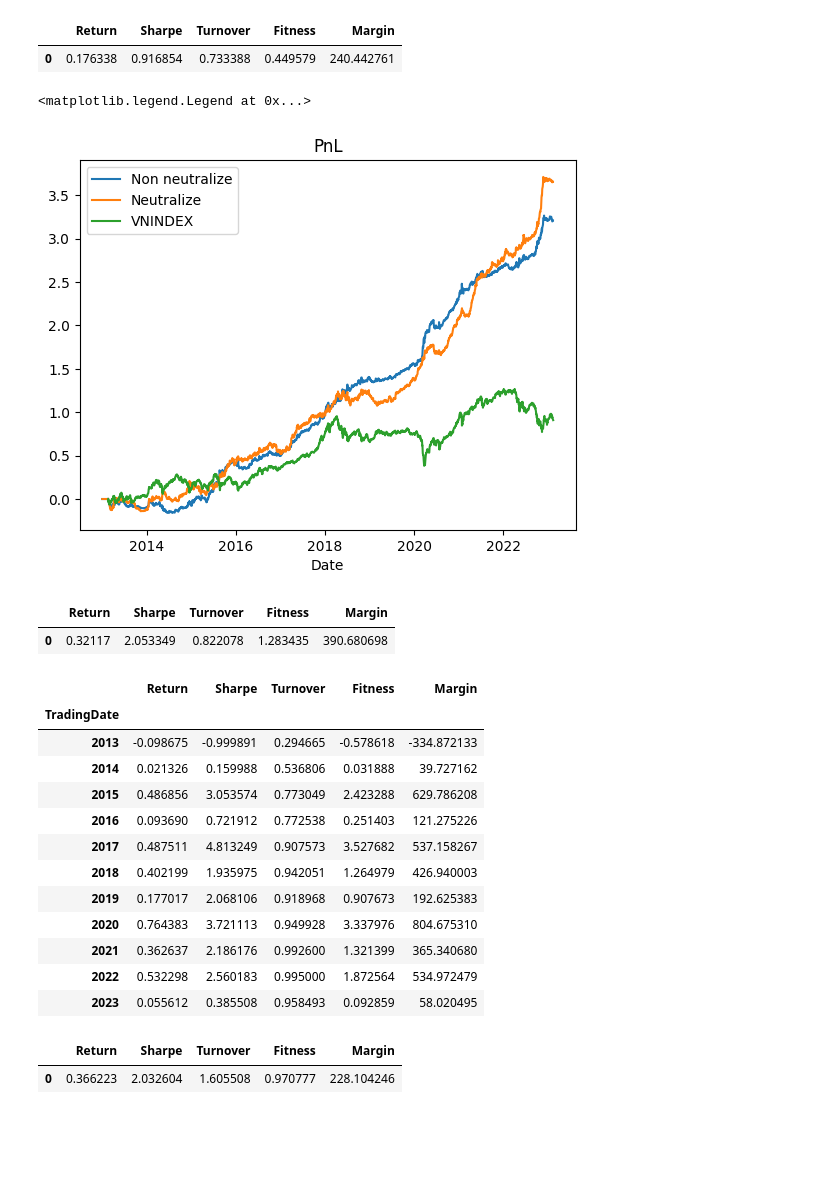
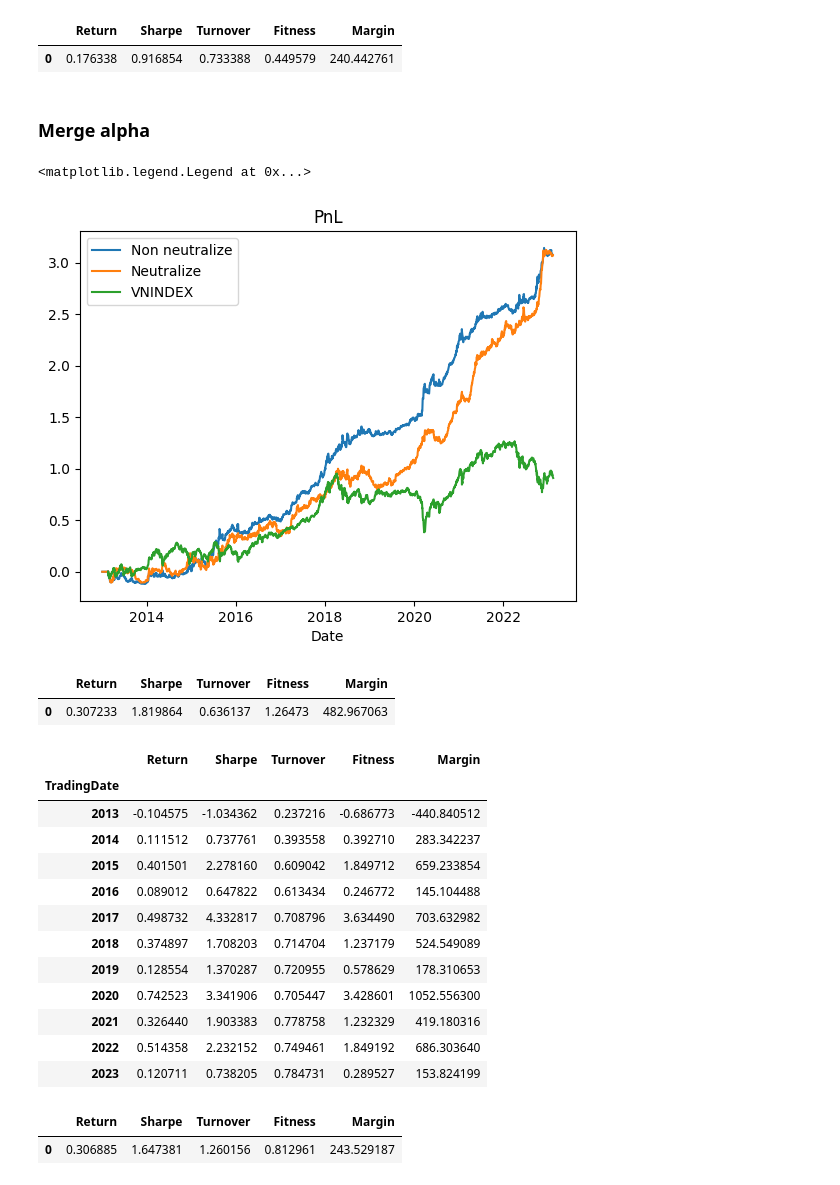
Before and after one commit to khanhtrinh2003/VN30-Strategy, a Jupyter notebook: main.ipynb, the cells around one changed output. Drawn from its saved outputs; the diff is of its cells as text; code cells hidden in the pictures; blank space fills up the shorter version.

```diff
--- a/main.ipynb
+++ b/main.ipynb
@@ -15,7 +15,7 @@ ticket = ['ACB', 'BCM', 'BID', 'BVH', 'CTG', 'FPT', 'GAS', 'GVR', 'HDB', 'HPG',
 frame = []
 for i in ticket:
     a = stock_historical_data(symbol=i,
-                            start_date="2013-01-01",
+                            start_date=x,
                             end_date=x)
     a["ticker"] = i
     frame.append(a)
@@ -103,8 +125,8 @@ Name: 2023-02-13 00:00:00, dtype: float64
 ### Markowitz model
 # %%
 lag=10
-w = pd.DataFrame(np.nan, index=close.index  , columns=close.columns)
+mark = pd.DataFrame(np.nan, index=close.index, columns=close.columns)
 for i in range(int(len(close)/lag)):
-    w.iloc[(i+1)*lag,:] = marko_weights(close[i*lag:(i+1)*lag])
-w.ffill(inplace=True)
+    mark.iloc[(i+1)*lag,:] = marko_weights(close[i*lag:(i+1)*lag])
+mark.ffill(inplace=True)
 # %%
@@ -291,51 +313,53 @@ b.get_overall()
 # %% [output]
 |  | Return | Sharpe | Turnover | Fitness | Margin |
 | 0 | 0.176338 | 0.916854 | 0.733388 | 0.449579 | 240.442761 |
+# %% [markdown]
+### Merge alpha
 # %%
-alpha = (0.3*alpha7+0.7*ts_zscore(close,2))
+alpha = (0.4*alpha7+0.3*mark+0.4*ts_zscore(close,2))
 w =weights(alpha, neutrali=0)
 w1 =weights(alpha,neutrali=1)
 
 returns = close.pct_change()
 a = Simresult(w,returns)
 a.plot_pnl("Non neutralize")
 
 b = Simresult(w1,returns)
 b.plot_pnl("Neutralize")
 
 m=get_index_series(index_code='VNINDEX', time_range='TenYears')
 m["i"]=pd.to_datetime(m["tradingDate"])
 plt.plot(m["i"],np.cumsum(m["indexValue"].pct_change()), label="VNINDEX")
 plt.legend()
 # %% [output]
 <matplotlib.legend.Legend at 0x...>
-[figure, old version]
+[figure, new version]
 # %%
 a.get_overall()
 # %% [output]
 |  | Return | Sharpe | Turnover | Fitness | Margin |
-| 0 | 0.32117 | 2.053349 | 0.822078 | 1.283435 | 390.680698 |
+| 0 | 0.307233 | 1.819864 | 0.636137 | 1.26473 | 482.967063 |
 # %%
 a.get_summary()
 # %% [output]
 |  | Return | Sharpe | Turnover | Fitness | Margin |
 | TradingDate |  |  |  |  |  |
-| 2013 | -0.098675 | -0.999891 | 0.294665 | -0.578618 | -334.872133 |
-| 2014 | 0.021326 | 0.159988 | 0.536806 | 0.031888 | 39.727162 |
-| 2015 | 0.486856 | 3.053574 | 0.773049 | 2.423288 | 629.786208 |
-| 2016 | 0.093690 | 0.721912 | 0.772538 | 0.251403 | 121.275226 |
-| 2017 | 0.487511 | 4.813249 | 0.907573 | 3.527682 | 537.158267 |
-| 2018 | 0.402199 | 1.935975 | 0.942051 | 1.264979 | 426.940003 |
-| 2019 | 0.177017 | 2.068106 | 0.918968 | 0.907673 | 192.625383 |
-| 2020 | 0.764383 | 3.721113 | 0.949928 | 3.337976 | 804.675310 |
-| 2021 | 0.362637 | 2.186176 | 0.992600 | 1.321399 | 365.340680 |
-| 2022 | 0.532298 | 2.560183 | 0.995000 | 1.872564 | 534.972479 |
-| 2023 | 0.055612 | 0.385508 | 0.958493 | 0.092859 | 58.020495 |
+| 2013 | -0.104575 | -1.034362 | 0.237216 | -0.686773 | -440.840512 |
+| 2014 | 0.111512 | 0.737761 | 0.393558 | 0.392710 | 283.342237 |
+| 2015 | 0.401501 | 2.278160 | 0.609042 | 1.849712 | 659.233854 |
+| 2016 | 0.089012 | 0.647822 | 0.613434 | 0.246772 | 145.104488 |
+| 2017 | 0.498732 | 4.332817 | 0.708796 | 3.634490 | 703.632982 |
+| 2018 | 0.374897 | 1.708203 | 0.714704 | 1.237179 | 524.549089 |
+| 2019 | 0.128554 | 1.370287 | 0.720955 | 0.578629 | 178.310653 |
+| 2020 | 0.742523 | 3.341906 | 0.705447 | 3.428601 | 1052.556300 |
+| 2021 | 0.326440 | 1.903383 | 0.778758 | 1.232329 | 419.180316 |
+| 2022 | 0.514358 | 2.232152 | 0.749461 | 1.849192 | 686.303640 |
+| 2023 | 0.120711 | 0.738205 | 0.784731 | 0.289527 | 153.824199 |
 # %%
 b.get_overall()
 # %% [output]
 |  | Return | Sharpe | Turnover | Fitness | Margin |
-| 0 | 0.366223 | 2.032604 | 1.605508 | 0.970777 | 228.104246 |
+| 0 | 0.306885 | 1.647381 | 1.260156 | 0.812961 | 243.529187 |
 # %%
 b.get_summary()
 # %% [output]
```
Also changed, not shown: parts of 17 cells of this notebook, 6 other files.
